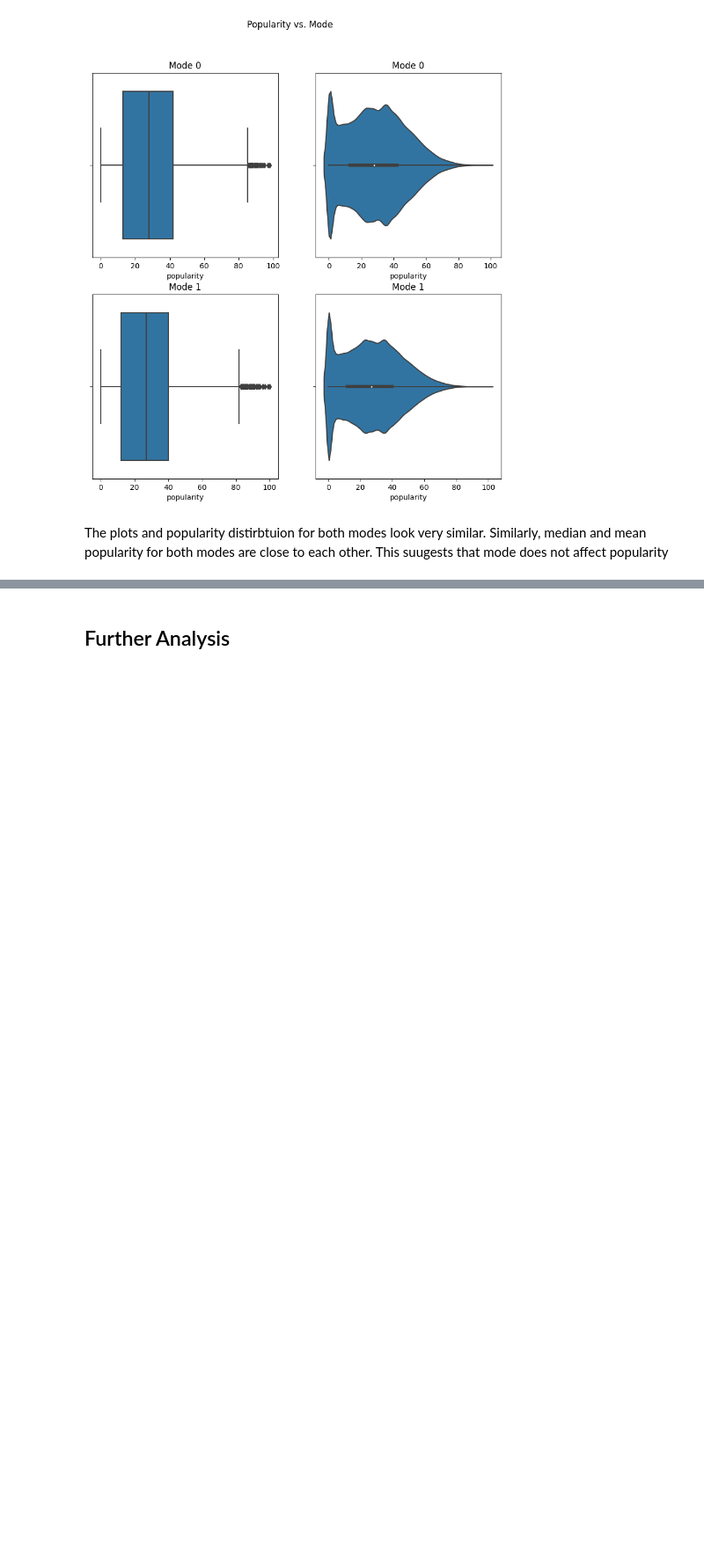
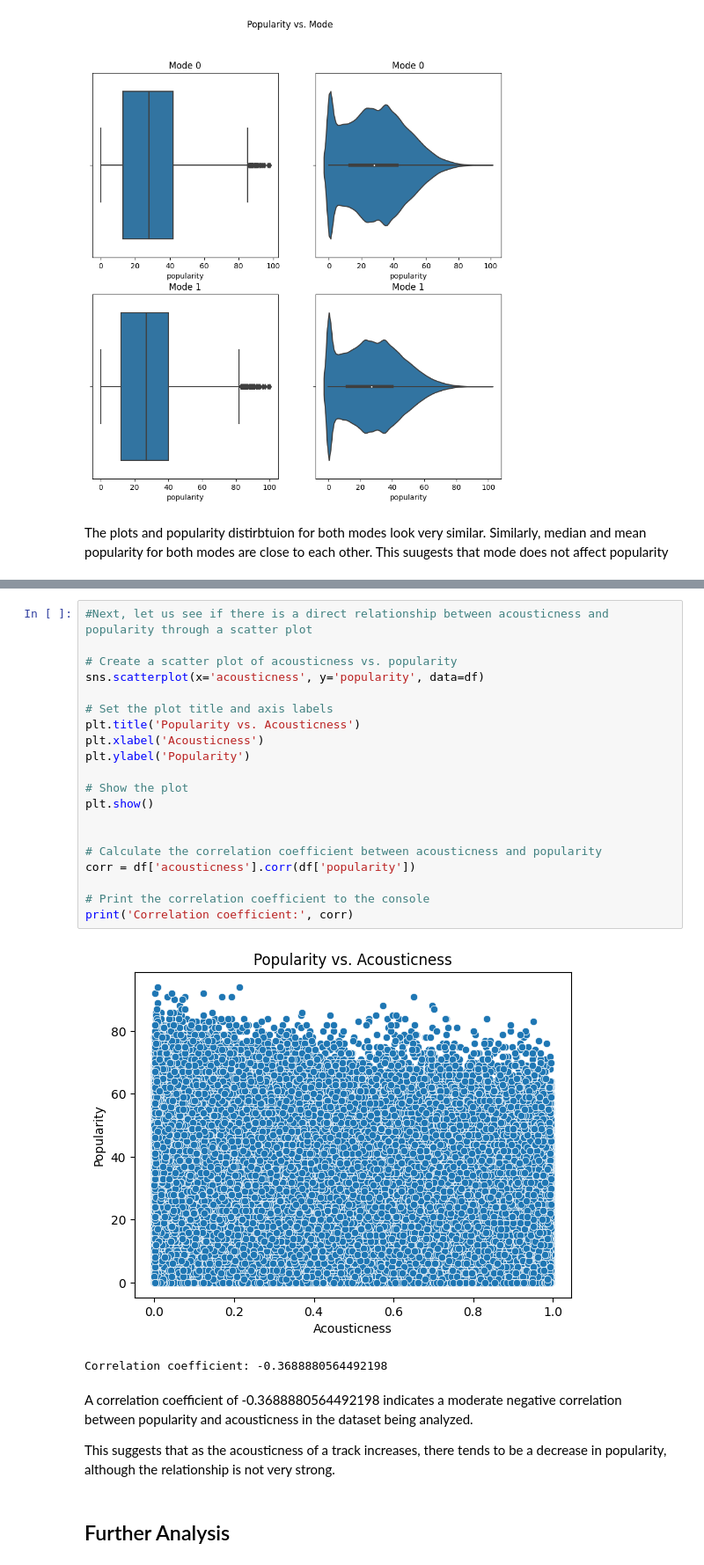
Before and after one commit to ayushmandixit2000/DSAI-Project, a Jupyter notebook: TracksAnalysis.ipynb, the cells around one changed output, grey strips where cells are left out. Shown at 88% size. Drawn from its saved outputs; the diff is of its cells as text; blank space fills up the shorter version.

```diff
--- a/TracksAnalysis.ipynb
+++ b/TracksAnalysis.ipynb
@@ -790,3 +894,30 @@ The plots and popularity distirbtuion for both modes look very similar. Similarl
+# %%
+#Next, let us see if there is a direct relationship between acousticness and popularity through a scatter plot
+
+# Create a scatter plot of acousticness vs. popularity
+sns.scatterplot(x='acousticness', y='popularity', data=df)
+
+# Set the plot title and axis labels
+plt.title('Popularity vs. Acousticness')
+plt.xlabel('Acousticness')
+plt.ylabel('Popularity')
+
+# Show the plot
+plt.show()
+
+
+# Calculate the correlation coefficient between acousticness and popularity
+corr = df['acousticness'].corr(df['popularity'])
+
+# Print the correlation coefficient to the console
+print('Correlation coefficient:', corr)
+# %% [output]
+[figure, added]
+Correlation coefficient: -0.3688880564492198
+# %% [markdown]
+A correlation coefficient of -0.3688880564492198 indicates a moderate negative correlation between popularity and acousticness in the dataset being analyzed.
+
+This suggests that as the acousticness of a track increases, there tends to be a decrease in popularity, although the relationship is not very strong.
 # %% [markdown]
 ## Further Analysis
 # %% [markdown]
```
Also changed, not shown: parts of 11 cells of this notebook.
